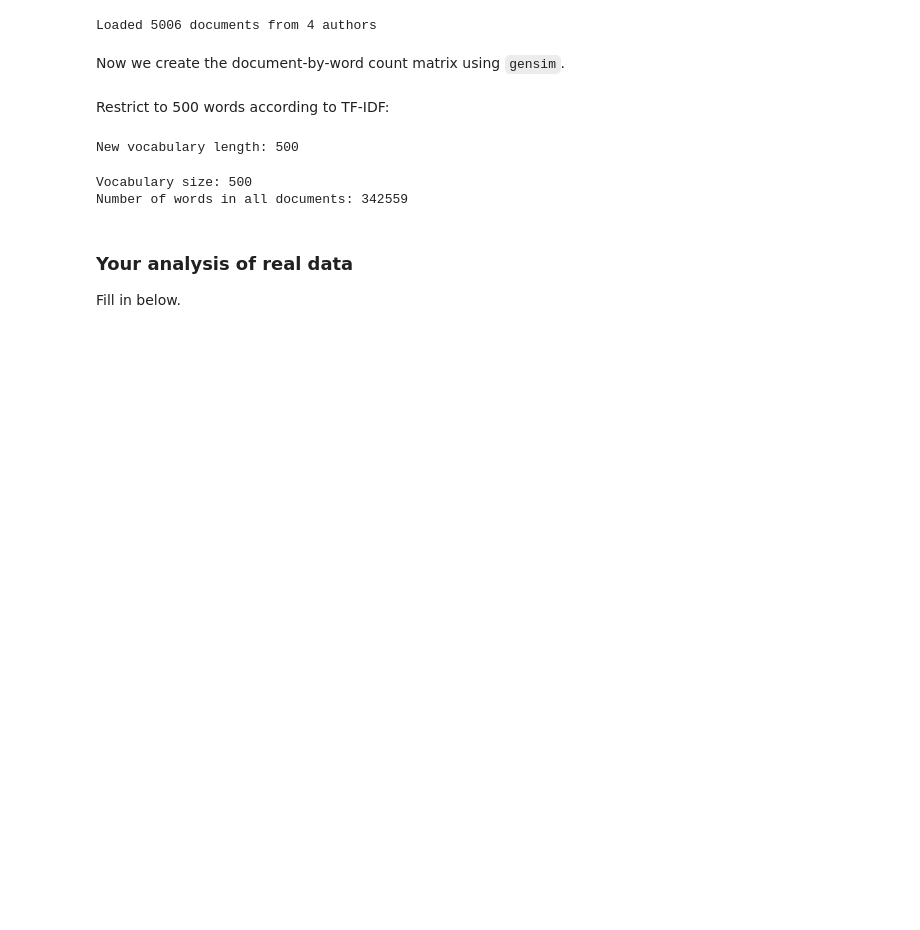
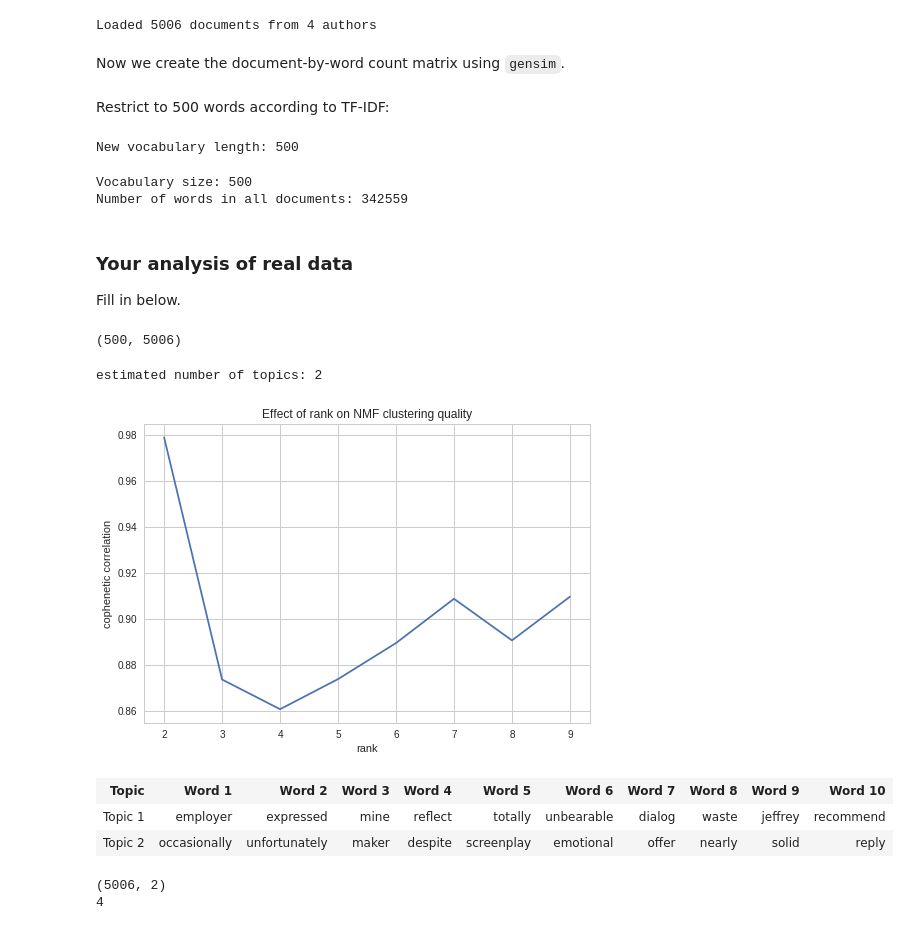
Before and after one commit to spatkar94/Class-Project, a Jupyter notebook: CMSC828P_TopicModelingProject.ipynb, the cells around one changed output. Saved outputs shown, nothing was run; the diff lists cells and outputs as text; code cells hidden in the pictures; blank space fills up the shorter version.

```diff
--- a/CMSC828P_TopicModelingProject.ipynb
+++ b/CMSC828P_TopicModelingProject.ipynb
@@ -561,0 +560,67 @@ Fill in below.
+# %%
+V.shape
+# %% [output]
+(500, 5006)
+# %%
+# YOUR CODE HERE
+# YOUR CODE HERE
+#grid search upper bound
+MAX_K = 10
+
+#selection of k
+#objective function choice: KL dvergence, since documents are represented as a bag of words
+nmf = nimfa.Nmf(V, seed="random_c", update='divergence', objective='div')
+
+#estimating optimal rank of NMF based on cophenetic correlation metric
+grid_search = nmf.estimate_rank(rank_range = range(2,MAX_K), n_run = 10, what = ['cophenetic'])
+
+#plot cophenetic correlation as a function of the rank
+rank = [grid_search[key]['rank'] for key in grid_search.keys()]
+coph = [grid_search[key]['cophenetic'] for key in grid_search.keys()]
+plt.plot(rank,coph)
+plt.xlabel("rank")
+plt.ylabel("cophenetic correlation")
+plt.title("Effect of rank on NMF clustering quality")
+
+#choosing best rank
+estimated_rank = rank[coph.index(max(coph))]
+print("estimated number of topics: %d"%(estimated_rank))
+
+#training final model
+final_model = nimfa.Nmf(V,seed="random_c", rank = estimated_rank, update='divergence', objective='div')
+fit = final_model()
+
+#Nomrmailization of basis and mixing matrices P,E
+P = fit.basis()
+E = fit.coef()
+row_sums = P.sum(axis=1)
+P = P / row_sums
+P = P.T
+col_sums = E.sum(axis=0).T
+E = E.T/col_sums
+# %% [output]
+estimated number of topics: 2
+[figure, added]
+# %%
+# Take top N words per "topic"
+top_n_words = 10
+tbl = '<table><tr><th>Topic</th>%s</tr>' % ''.join('<th>Word %s</th>' % (i+1) for i in range(top_n_words))
+for i in range(estimated_rank):
+    indices = sorted(dictionary.keys(), key=lambda j: P[i, j], reverse=True)[:top_n_words]
+    tbl += '<tr><td>Topic %s</td>' % (i+1)
+    for idx in indices:
+        tbl += '<td>%s</td>' % dictionary[idx]
+    tbl += '</tr>'
+tbl += '</table>'
+
+display(HTML(tbl))
+# %% [output]
+| Topic | Word 1 | Word 2 | Word 3 | Word 4 | Word 5 | Word 6 | Word 7 | Word 8 | Word 9 | Word 10 |
+| Topic 1 | employer | expressed | mine | reflect | totally | unbearable | dialog | waste | jeffrey | recommend |
+| Topic 2 | occasionally | unfortunately | maker | despite | screenplay | emotional | offer | nearly | solid | reply |
+# %%
+print(E.shape)
+print(len(authors))
+# %% [output]
+(5006, 2)
+4
```
Also changed, not shown: parts of 3 cells of this notebook.
